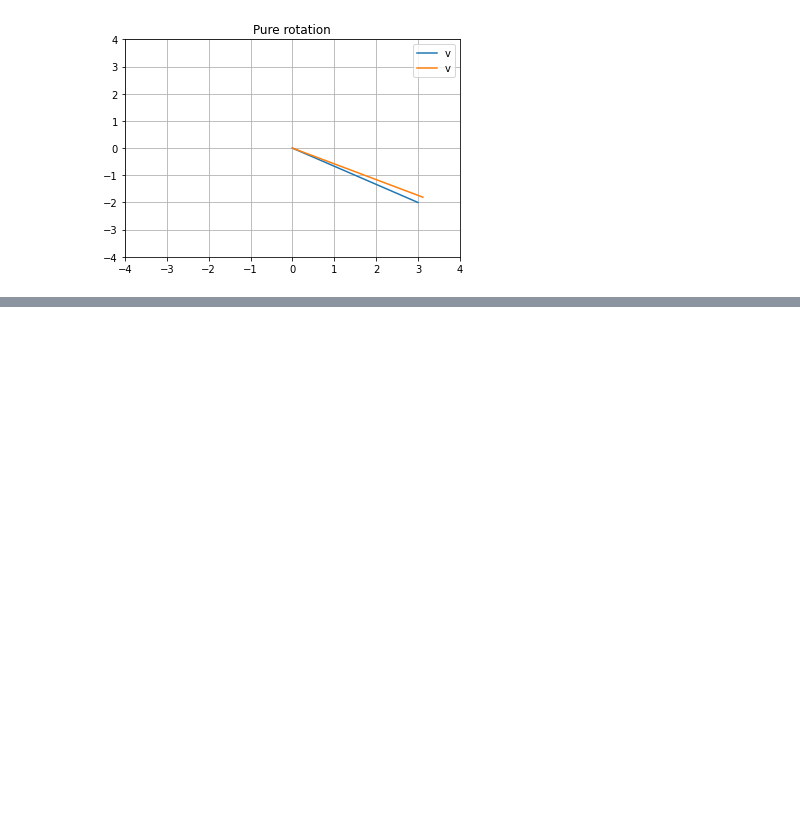
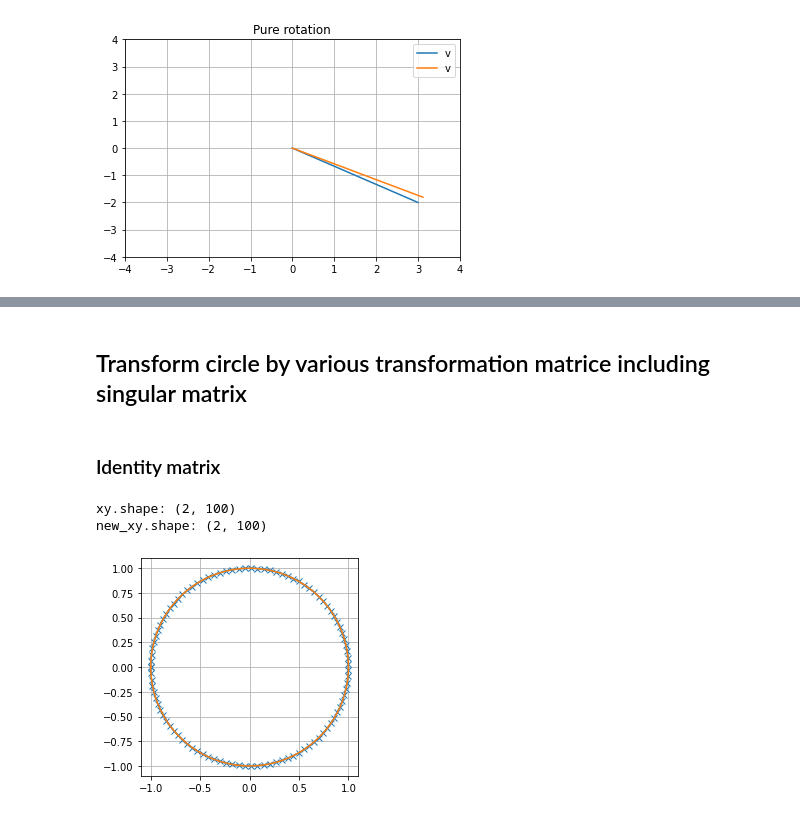
Before and after one commit to yukikitayama/machine-learning, a Jupyter notebook: math/transformation_matrix.ipynb, the cells around one changed output, grey strips where cells are left out. Drawn from its saved outputs; the diff is of its cells as text; code cells hidden in the pictures; blank space fills up the shorter version.

```diff
--- a/math/transformation_matrix.ipynb
+++ b/math/transformation_matrix.ipynb
@@ -42,0 +75,26 @@ plt.show()
+# %% [markdown]
+## Transform circle by various transformation matrice including singular matrix
+# %% [markdown]
+### Identity matrix
+# %%
+x = np.linspace(-np.pi, np.pi, 100)
+xy = np.vstack((np.cos(x), np.sin(x)))
+print(f'xy.shape: {xy.shape}')
+
+transformation_matrix = np.array([
+    [1, 0],
+    [0, 1]
+])
+
+new_xy = transformation_matrix @ xy
+print(f'new_xy.shape: {new_xy.shape}')
+
+plt.plot(xy[0, :], xy[1, :], label='Original circle', marker='x')
+plt.plot(new_xy[0, :], new_xy[1, :], label='Circle after transformation')
+plt.axis('square')
+plt.grid()
+plt.show()
+# %% [output]
+xy.shape: (2, 100)
+new_xy.shape: (2, 100)
+[figure, added]
```
Also changed, not shown: parts of 10 cells of this notebook, 2 other files.
